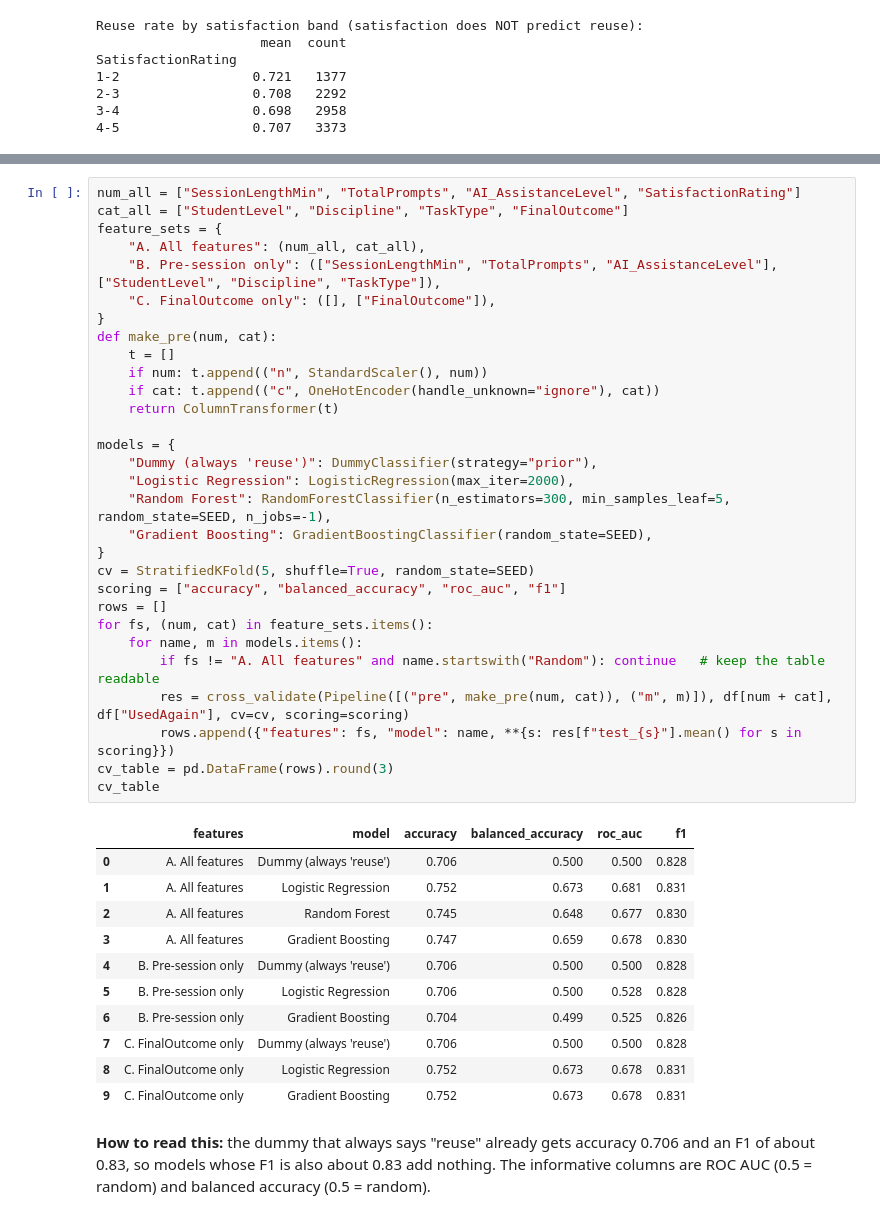
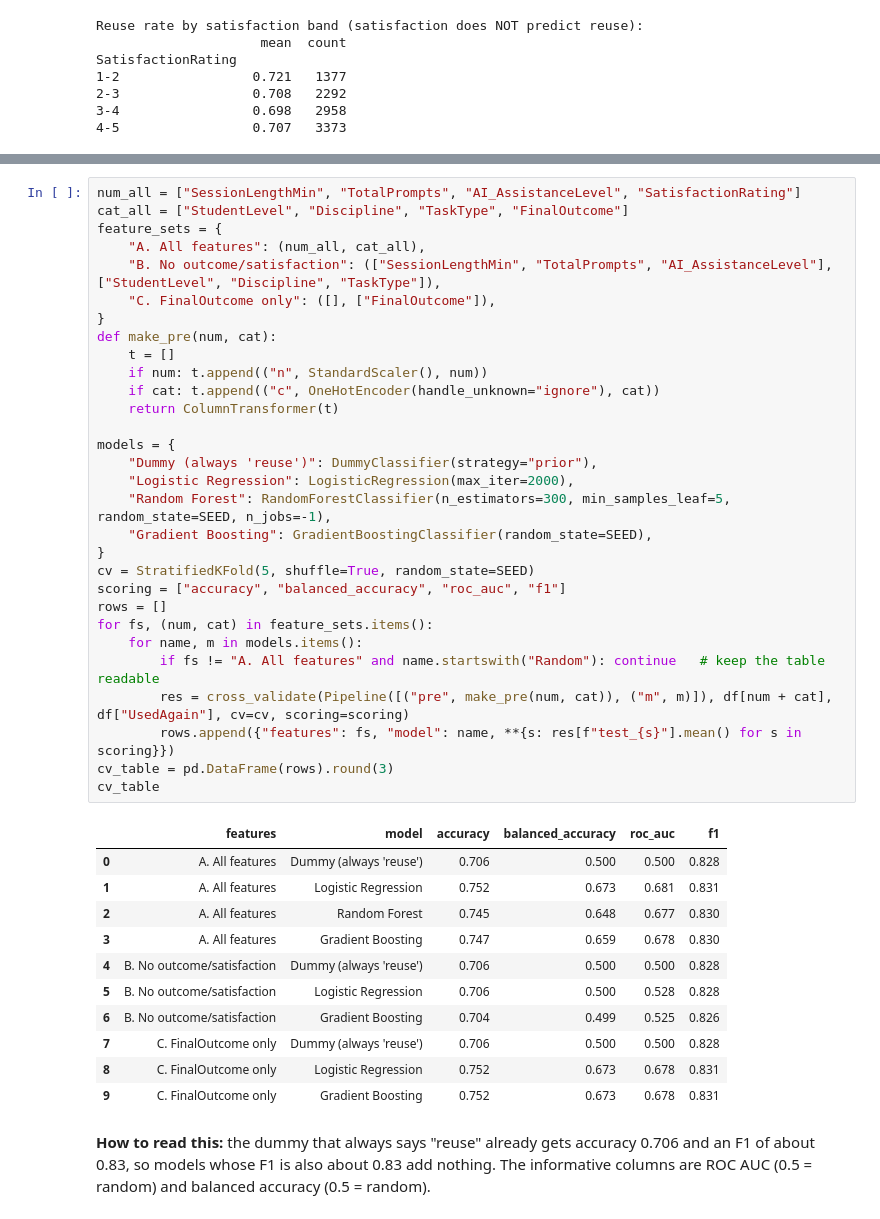
Before and after one commit to 21fahadalfaridi/ai_assistant_usage_student_life, a Jupyter notebook: ai_assistant_usage_analysis.ipynb, the cells around one changed output, grey strips where cells are left out. Saved outputs shown, nothing was run; the diff lists cells and outputs as text.

Commit message:
Fix wording and add robustness checks after full verification
Co-Authored-By: Claude Sonnet 5.5 <noreply@anthropic.com>
Claude-Session: https://claude.ai/code/session_01SwQ54PXvVEUoo4iK7g8xwi

```diff
--- a/ai_assistant_usage_analysis.ipynb
+++ b/ai_assistant_usage_analysis.ipynb
@@ -197,40 +197,40 @@ num_all = ["SessionLengthMin", "TotalPrompts", "AI_AssistanceLevel", "Satisfacti
 cat_all = ["StudentLevel", "Discipline", "TaskType", "FinalOutcome"]
 feature_sets = {
     "A. All features": (num_all, cat_all),
-    "B. Pre-session only": (["SessionLengthMin", "TotalPrompts", "AI_AssistanceLevel"], ["StudentLevel", "Discipline", "TaskType"]),
+    "B. No outcome/satisfaction": (["SessionLengthMin", "TotalPrompts", "AI_AssistanceLevel"], ["StudentLevel", "Discipline", "TaskType"]),
     "C. FinalOutcome only": ([], ["FinalOutcome"]),
 }
 def make_pre(num, cat):
     t = []
     if num: t.append(("n", StandardScaler(), num))
     if cat: t.append(("c", OneHotEncoder(handle_unknown="ignore"), cat))
     return ColumnTransformer(t)
 
 models = {
     "Dummy (always 'reuse')": DummyClassifier(strategy="prior"),
     "Logistic Regression": LogisticRegression(max_iter=2000),
     "Random Forest": RandomForestClassifier(n_estimators=300, min_samples_leaf=5, random_state=SEED, n_jobs=-1),
     "Gradient Boosting": GradientBoostingClassifier(random_state=SEED),
 }
 cv = StratifiedKFold(5, shuffle=True, random_state=SEED)
 scoring = ["accuracy", "balanced_accuracy", "roc_auc", "f1"]
 rows = []
 for fs, (num, cat) in feature_sets.items():
     for name, m in models.items():
         if fs != "A. All features" and name.startswith("Random"): continue   # keep the table readable
         res = cross_validate(Pipeline([("pre", make_pre(num, cat)), ("m", m)]), df[num + cat], df["UsedAgain"], cv=cv, scoring=scoring)
         rows.append({"features": fs, "model": name, **{s: res[f"test_{s}"].mean() for s in scoring}})
 cv_table = pd.DataFrame(rows).round(3)
 cv_table
 # %% [output]
 |  | features | model | accuracy | balanced_accuracy | roc_auc | f1 |
 | 0 | A. All features | Dummy (always 'reuse') | 0.706 | 0.500 | 0.500 | 0.828 |
 | 1 | A. All features | Logistic Regression | 0.752 | 0.673 | 0.681 | 0.831 |
 | 2 | A. All features | Random Forest | 0.745 | 0.648 | 0.677 | 0.830 |
 | 3 | A. All features | Gradient Boosting | 0.747 | 0.659 | 0.678 | 0.830 |
-| 4 | B. Pre-session only | Dummy (always 'reuse') | 0.706 | 0.500 | 0.500 | 0.828 |
-| 5 | B. Pre-session only | Logistic Regression | 0.706 | 0.500 | 0.528 | 0.828 |
-| 6 | B. Pre-session only | Gradient Boosting | 0.704 | 0.499 | 0.525 | 0.826 |
+| 4 | B. No outcome/satisfaction | Dummy (always 'reuse') | 0.706 | 0.500 | 0.500 | 0.828 |
+| 5 | B. No outcome/satisfaction | Logistic Regression | 0.706 | 0.500 | 0.528 | 0.828 |
+| 6 | B. No outcome/satisfaction | Gradient Boosting | 0.704 | 0.499 | 0.525 | 0.826 |
 | 7 | C. FinalOutcome only | Dummy (always 'reuse') | 0.706 | 0.500 | 0.500 | 0.828 |
 | 8 | C. FinalOutcome only | Logistic Regression | 0.752 | 0.673 | 0.678 | 0.831 |
 | 9 | C. FinalOutcome only | Gradient Boosting | 0.752 | 0.673 | 0.678 | 0.831 |
```
Also changed, not shown: parts of 3 cells of this notebook, 1 other file.
